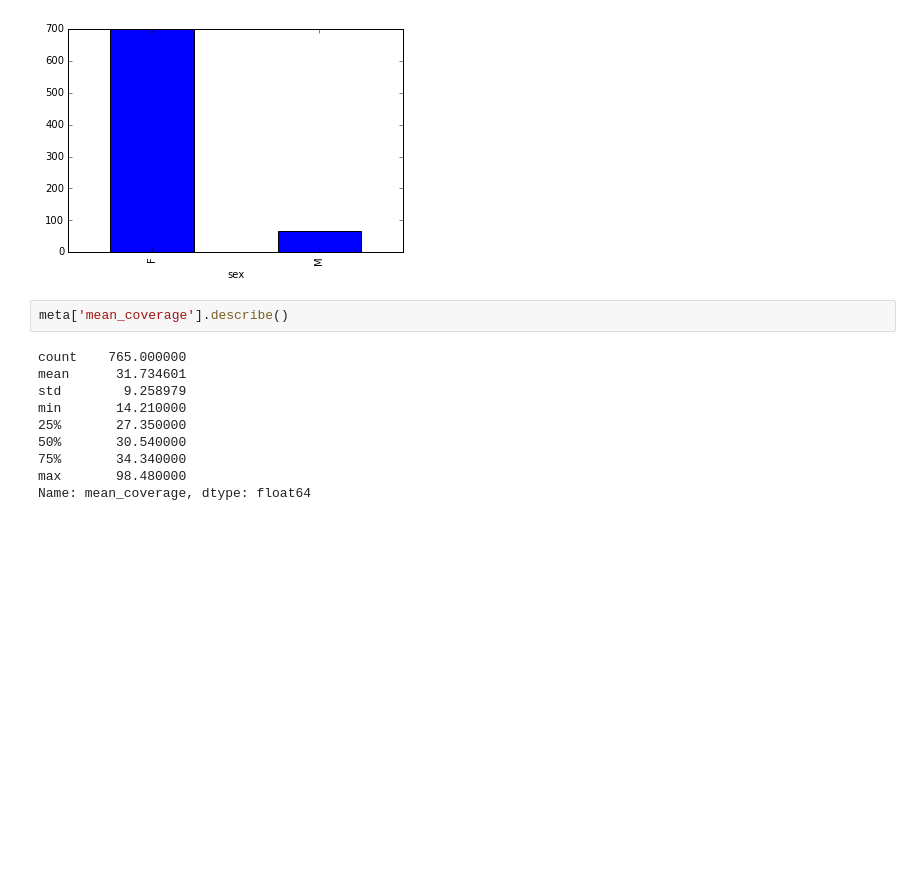
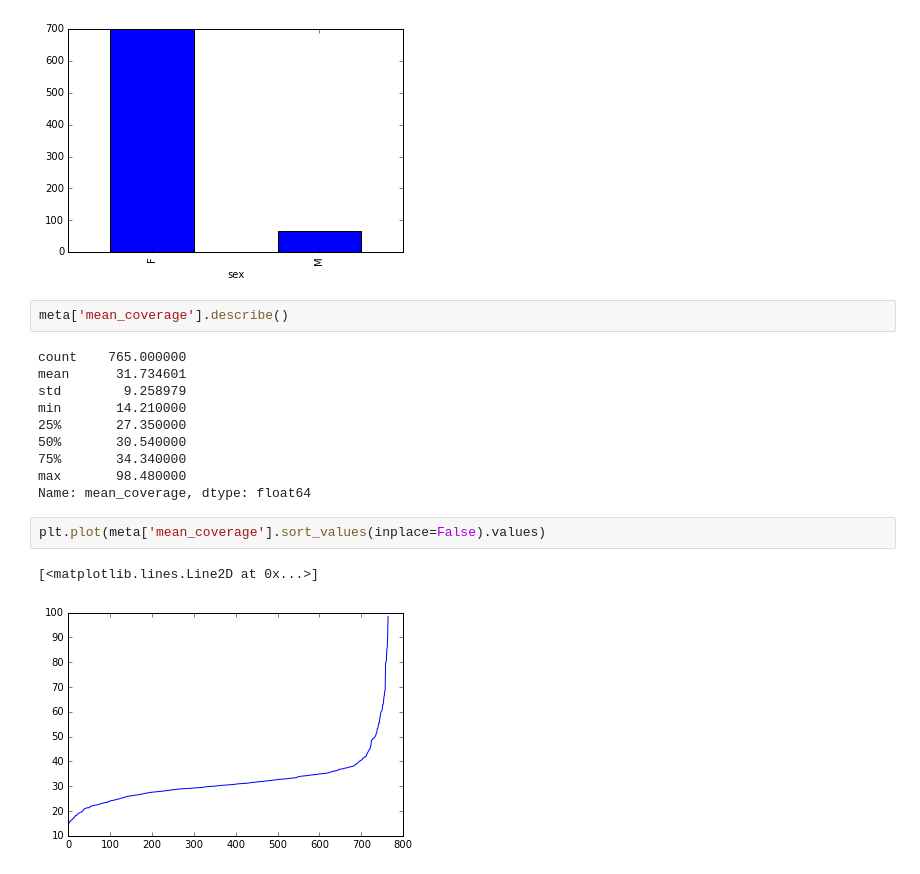
Before and after one commit to tiagoantao/data-science-teaching, a Jupyter notebook: notebooks/001_Metadata.ipynb, the cells around one changed output. Drawn from its saved outputs; the diff is of its cells as text; blank space fills up the shorter version.

```diff
--- a/notebooks/001_Metadata.ipynb
+++ b/notebooks/001_Metadata.ipynb
@@ -44,3 +45,8 @@ min       14.210000
 75%       34.340000
 max       98.480000
 Name: mean_coverage, dtype: float64
+# %%
+plt.plot(meta['mean_coverage'].sort_values(inplace=False).values)
+# %% [output]
+[<matplotlib.lines.Line2D at 0x...>]
+[figure, added]
```
Also changed, not shown: parts of 1 cell of this notebook, 1 other file.
